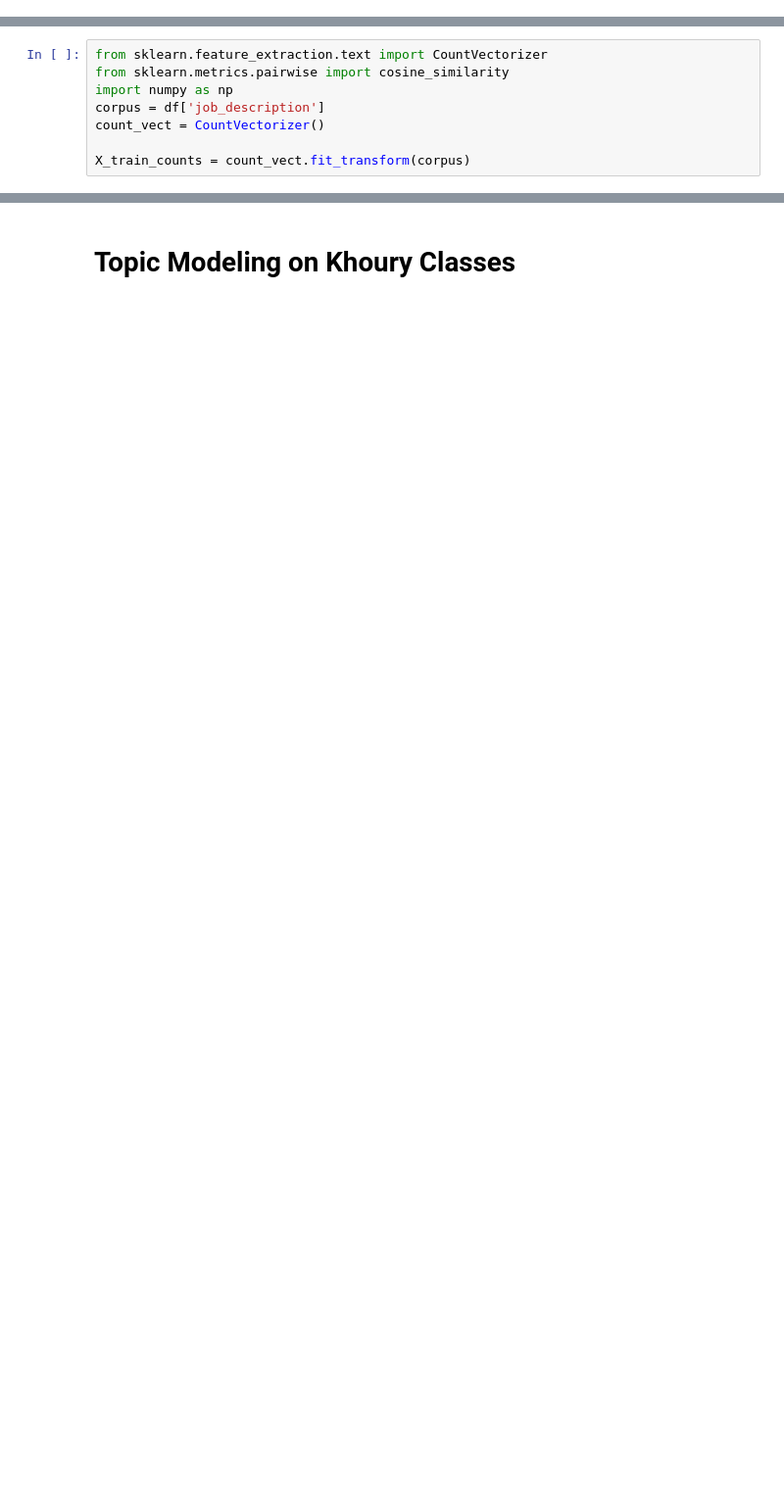
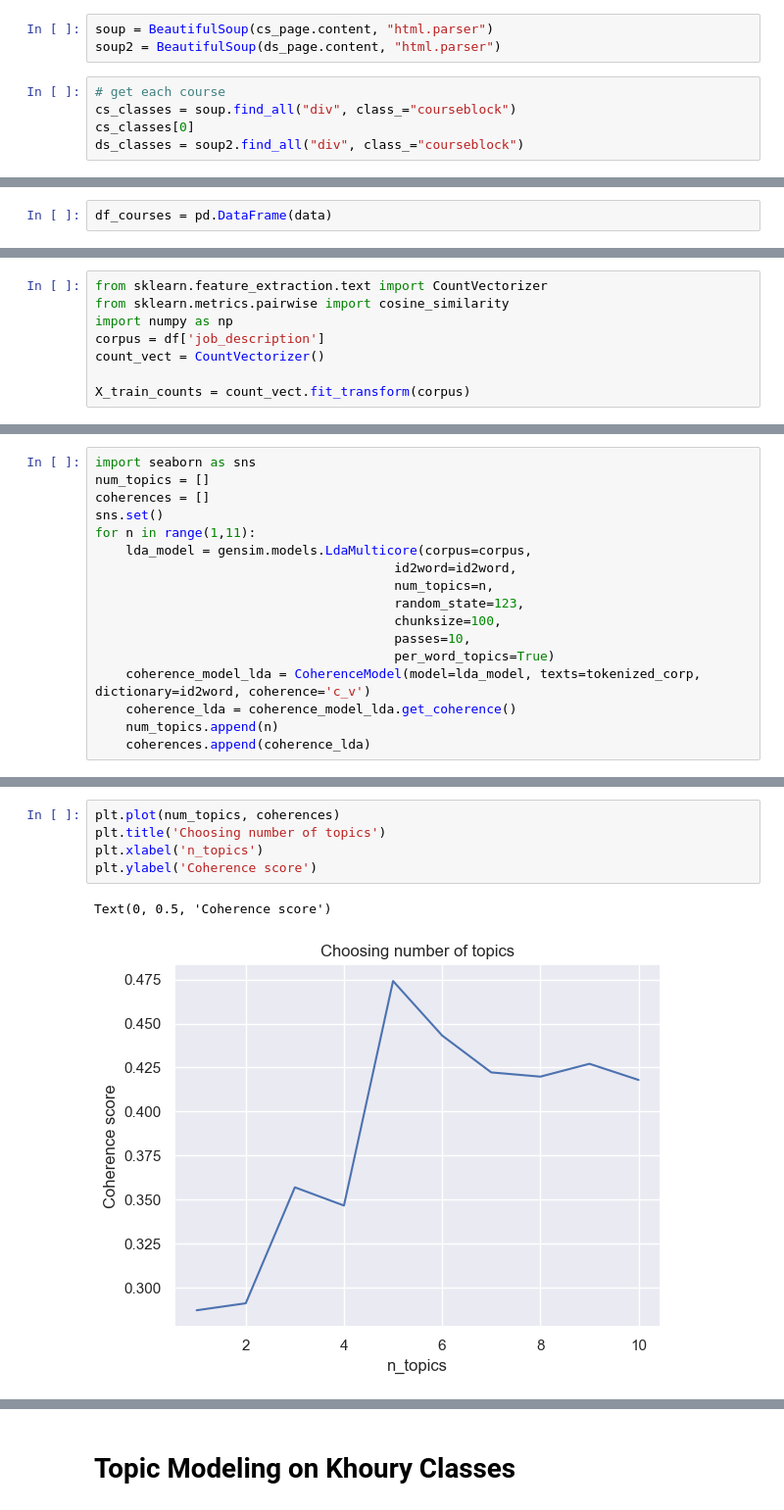
Before and after one commit to wendionwuakpa/jobpostingsproj, a Jupyter notebook: DS_3000_Project.ipynb, the cells around one changed output, grey strips where cells are left out. Shown: that part at 98% size. Saved outputs shown, nothing was run; the diff lists cells and outputs as text; blank space fills up the shorter version.

```diff
--- a/DS_3000_Project.ipynb
+++ b/DS_3000_Project.ipynb
@@ -76,0 +92,8 @@ df.head(10)
+# %%
+soup = BeautifulSoup(cs_page.content, "html.parser")
+soup2 = BeautifulSoup(ds_page.content, "html.parser")
+# %%
+# get each course
+cs_classes = soup.find_all("div", class_="courseblock")
+cs_classes[0]
+ds_classes = soup2.find_all("div", class_="courseblock")
@@ -76,0 +129,2 @@ df.head(10)
+# %%
+df_courses = pd.DataFrame(data)
@@ -184,0 +276,17 @@ corpus = [id2word.doc2bow(text) for text in texts]
+# %%
+import seaborn as sns
+num_topics = []
+coherences = []
+sns.set()
+for n in range(1,11):
+    lda_model = gensim.models.LdaMulticore(corpus=corpus,
+                                       id2word=id2word,
+                                       num_topics=n,
+                                       random_state=123,
+                                       chunksize=100,
+                                       passes=10,
+                                       per_word_topics=True)
+    coherence_model_lda = CoherenceModel(model=lda_model, texts=tokenized_corp, dictionary=id2word, coherence='c_v')
+    coherence_lda = coherence_model_lda.get_coherence()
+    num_topics.append(n)
+    coherences.append(coherence_lda)
@@ -184,0 +295,8 @@ corpus = [id2word.doc2bow(text) for text in texts]
+# %%
+plt.plot(num_topics, coherences)
+plt.title('Choosing number of topics')
+plt.xlabel('n_topics')
+plt.ylabel('Coherence score')
+# %% [output]
+Text(0, 0.5, 'Coherence score')
+[figure, added]
```
Also changed, not shown: parts of 36 cells of this notebook.
